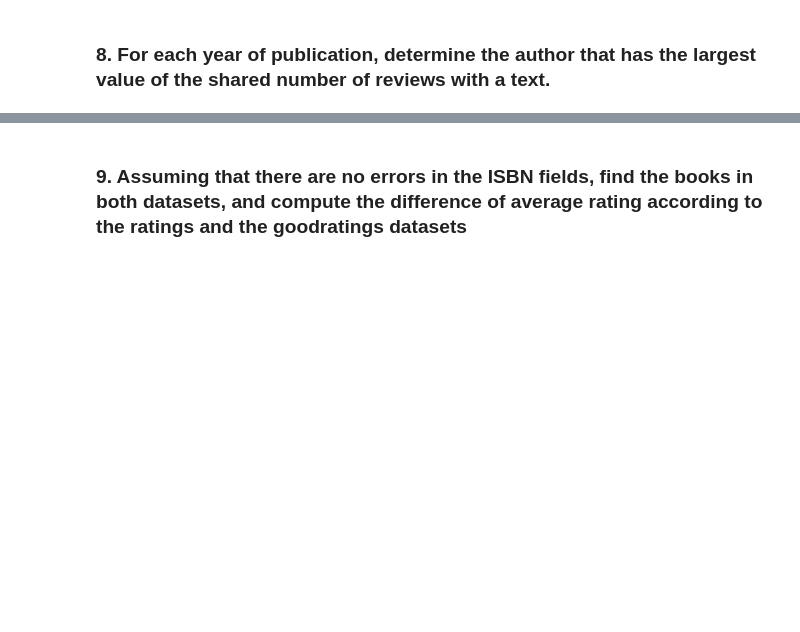
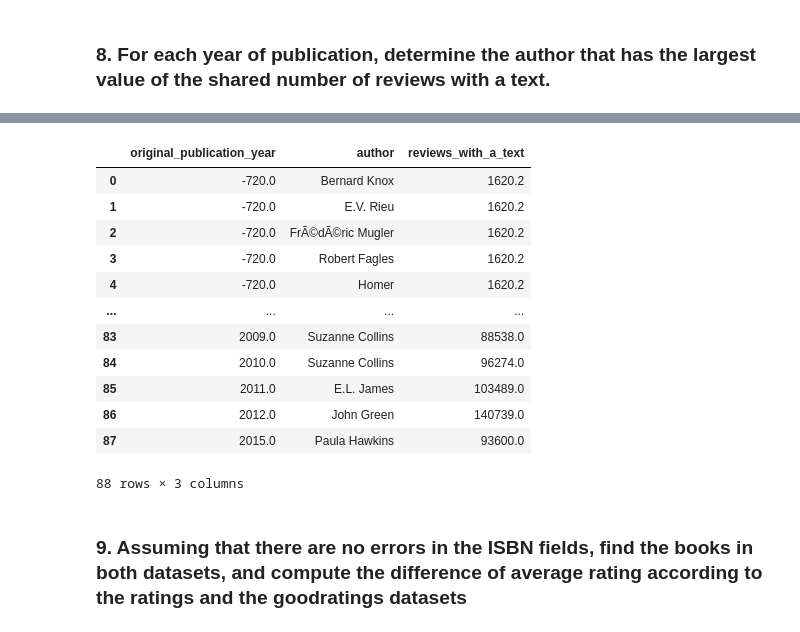
Before and after one commit to FrGregori/booksAnalysis, a Jupyter notebook: project-2021-22.ipynb, the cells around one changed output, grey strips where cells are left out. Cells and saved outputs as stored; diff of their text form; code cells hidden in the pictures; blank space fills up the shorter version.

```diff
--- a/project-2021-22.ipynb
+++ b/project-2021-22.ipynb
@@ -286,2 +324,2 @@ Computing the maximum review value for each year
 # %%
-max_reviews_year = good_books_authors.groupby(['original_publication_year'], as_index = False)['shared_number_of_reviews_with_a_text'].max()
+sum_reviews_author_year = good_books_authors.groupby(['original_publication_year', 'author'], as_index = False)['reviews_with_a_text'].sum()
@@ -296,0 +340,3 @@ max_reviews_year.head(5)
+# %%
+max_per_year = sum_reviews_author_year.groupby('original_publication_year', as_index=False)['reviews_with_a_text'].max()
+max_per_year.head()
@@ -325,3 +352,20 @@ authors_top_reviews.head(15)
+# %%
+max_author_year = pd.merge(sum_reviews_author_year, max_per_year, on = ['original_publication_year', 'reviews_with_a_text'])
+max_author_year
+# %% [output]
+|  | original_publication_year | author | reviews_with_a_text |
+| 0 | -720.0 | Bernard Knox | 1620.2 |
+| 1 | -720.0 | E.V. Rieu | 1620.2 |
+| 2 | -720.0 | FrÃ©dÃ©ric Mugler | 1620.2 |
+| 3 | -720.0 | Robert Fagles | 1620.2 |
+| 4 | -720.0 | Homer | 1620.2 |
+| ... | ... | ... | ... |
+| 83 | 2009.0 | Suzanne Collins | 88538.0 |
+| 84 | 2010.0 | Suzanne Collins | 96274.0 |
+| 85 | 2011.0 | E.L. James | 103489.0 |
+| 86 | 2012.0 | John Green | 140739.0 |
+| 87 | 2015.0 | Paula Hawkins | 93600.0 |
+88 rows × 3 columns
 # %% [markdown]
 ### 9. Assuming that there are no errors in the ISBN fields, find the books in both datasets, and compute the difference of average rating according to the ratings and the goodratings datasets
 # %% [markdown]
```
Also changed, not shown: parts of 31 cells of this notebook, 6 other files.
